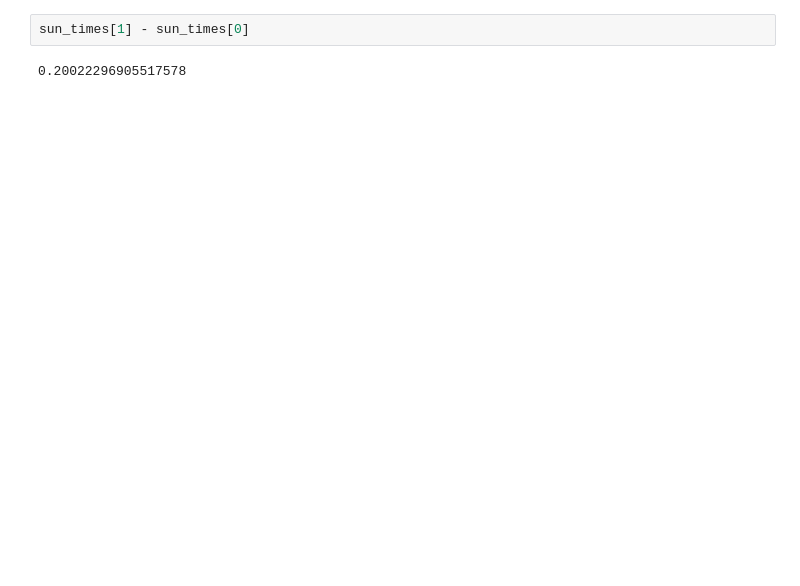
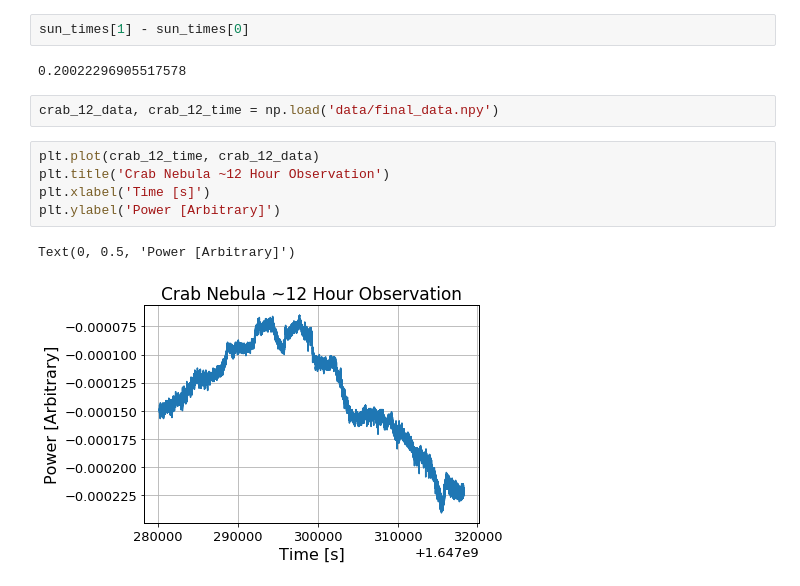
Before and after one commit to James11222/radiolab_repo, a Jupyter notebook: lab3/Emily/lab3.ipynb, the cells around one changed output. Saved outputs shown, nothing was run; the diff lists cells and outputs as text; blank space fills up the shorter version.

```diff
--- a/lab3/Emily/lab3.ipynb
+++ b/lab3/Emily/lab3.ipynb
@@ -73,3 +102,13 @@ Text(0, 0.5, 'Power [$V^2$]')
 sun_times[1] - sun_times[0]
 # %% [output]
 0.20022296905517578
+# %%
+crab_12_data, crab_12_time = np.load('data/final_data.npy')
+# %%
+plt.plot(crab_12_time, crab_12_data)
+plt.title('Crab Nebula ~12 Hour Observation')
+plt.xlabel('Time [s]')
+plt.ylabel('Power [Arbitrary]')
+# %% [output]
+Text(0, 0.5, 'Power [Arbitrary]')
+[figure, added]
```
Also changed, not shown: parts of 5 cells of this notebook, 2 other files.
